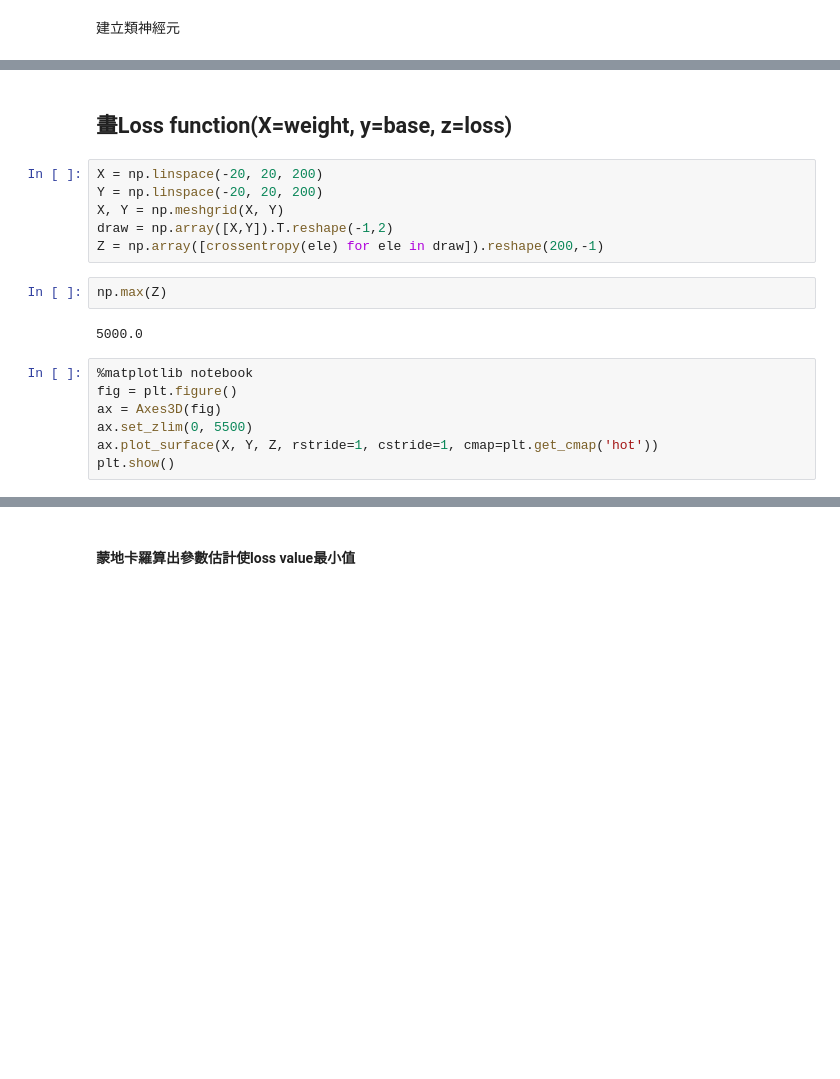
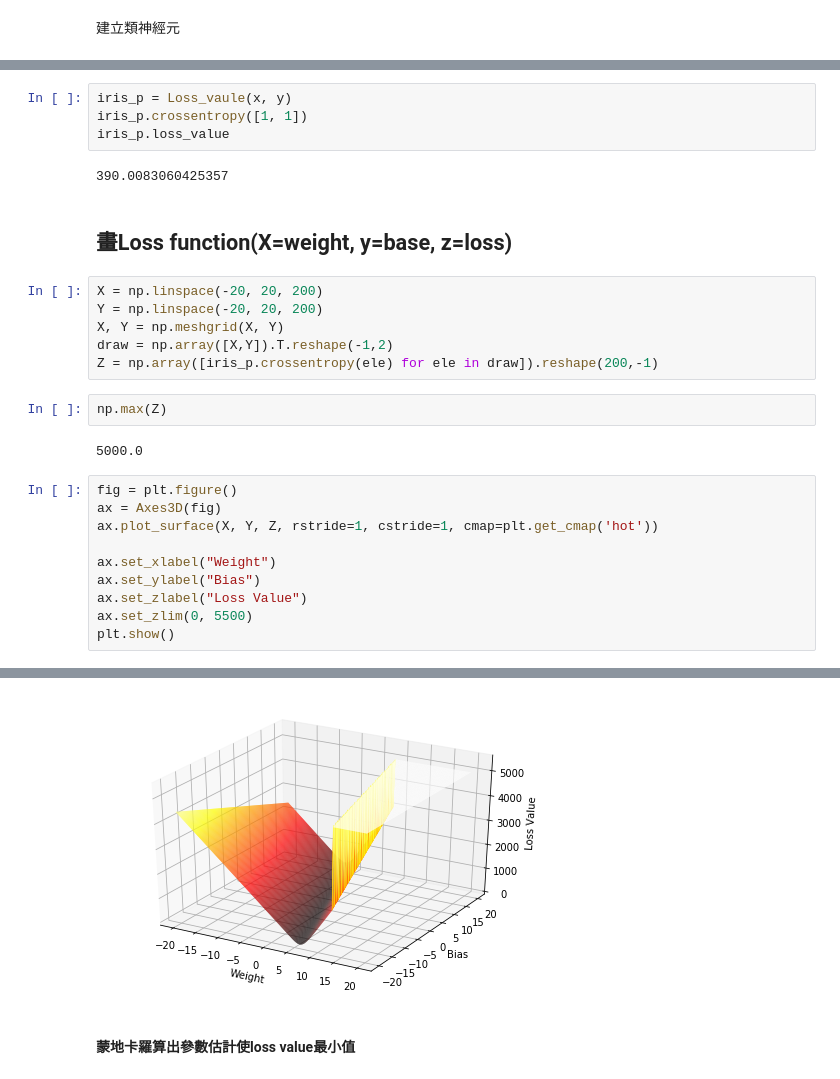
Before and after one commit to Burtlin/my_folder, a Jupyter notebook: neural-network/Hand-made Neural Network(Gradient Descent Derivation and Implementation).ipynb, the cells around one changed output, grey strips where cells are left out. Cells and saved outputs as stored; diff of their text form; blank space fills up the shorter version.

```diff
--- a/neural-network/Hand-made Neural Network(Gradient Descent Derivation and Implementation).ipynb
+++ b/neural-network/Hand-made Neural Network(Gradient Descent Derivation and Implementation).ipynb
@@ -60,3 +57,9 @@ crossentropy([1, 1]) # [b, w]
+# %%
+iris_p = Loss_vaule(x, y)
+iris_p.crossentropy([1, 1])
+iris_p.loss_value
+# %% [output]
+390.0083060425357
 # %% [markdown]
 ## 畫Loss function(X=weight, y=base, z=loss)
 # %%
@@ -64,16 +67,19 @@ X = np.linspace(-20, 20, 200)
 Y = np.linspace(-20, 20, 200)
 X, Y = np.meshgrid(X, Y)
 draw = np.array([X,Y]).T.reshape(-1,2)
-Z = np.array([crossentropy(ele) for ele in draw]).reshape(200,-1)
+Z = np.array([iris_p.crossentropy(ele) for ele in draw]).reshape(200,-1)
 # %%
 np.max(Z)
 # %% [output]
 5000.0
 # %%
-%matplotlib notebook
 fig = plt.figure()
 ax = Axes3D(fig)
+ax.plot_surface(X, Y, Z, rstride=1, cstride=1, cmap=plt.get_cmap('hot'))
+
+ax.set_xlabel("Weight")
+ax.set_ylabel("Bias")
+ax.set_zlabel("Loss Value")
 ax.set_zlim(0, 5500)
-ax.plot_surface(X, Y, Z, rstride=1, cstride=1, cmap=plt.get_cmap('hot'))
 plt.show()
 # %% [output]
@@ -82,3 +86,4 @@ plt.show()
+[figure, added]
 # %% [markdown]
 #### 蒙地卡羅算出參數估計使loss value最小值
 # %%
```
Also changed, not shown: parts of 31 cells of this notebook.
